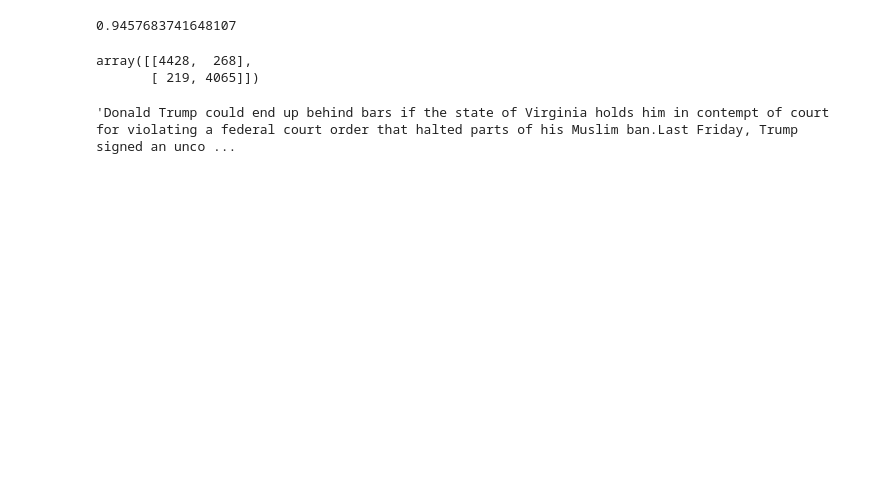
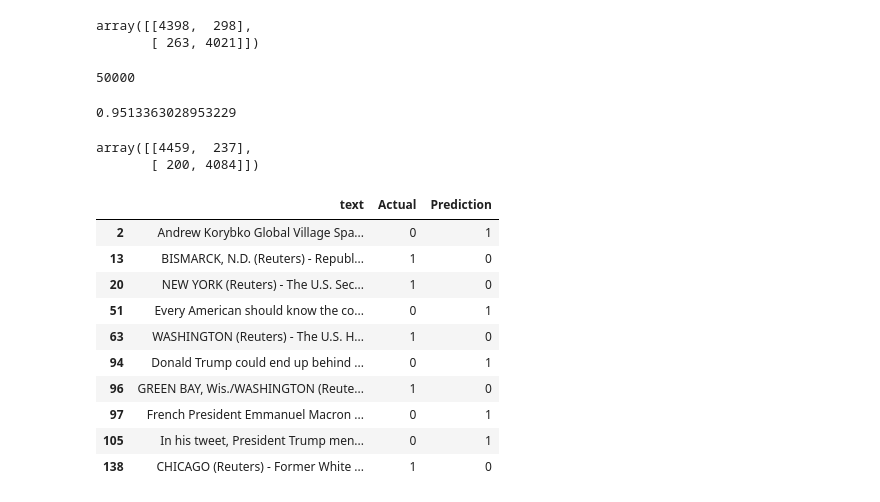
Before and after one commit to arsalanqasim/fake-news-detection-system, a Jupyter notebook: src/data_preprocessing.ipynb, the cells around one changed output. Drawn from its saved outputs; the diff is of its cells as text; code cells hidden in the pictures; blank space fills up the shorter version.

```diff
--- a/src/data_preprocessing.ipynb
+++ b/src/data_preprocessing.ipynb
@@ -19,5 +5,5 @@ df.head(10)
 # %%
-from sklearn.feature_extraction.text import CountVectorizer
+from sklearn.feature_extraction.text import CountVectorizer, TfidfVectorizer
 from sklearn.model_selection import train_test_split
 from sklearn.naive_bayes import MultinomialNB
 from sklearn.metrics import accuracy_score, confusion_matrix
@@ -27,7 +13,16 @@ y = df["target"]
 
 X_train, X_test, y_train, y_test = train_test_split(X, y, test_size=0.2, stratify=y ,random_state=42)
 
-vectorizer = CountVectorizer(stop_words="english", max_features=5000)
+vectorizer = CountVectorizer(stop_words="english", max_features=50000)
 
 X_train_vec = vectorizer.fit_transform(X_train)
 X_test_vec = vectorizer.transform(X_test)
+# %%
+tfidf_vectorizer = TfidfVectorizer(stop_words="english", max_features=50000)
+tfidf_X_train_vec = tfidf_vectorizer.fit_transform(X_train)
+tfidf_X_test_vec = tfidf_vectorizer.transform(X_test)
+# %%
+NB_tfidf = MultinomialNB()
+
+NB_tfidf.fit(tfidf_X_train_vec, y_train)
+y_pred_tfidf = NB_tfidf.predict(tfidf_X_test_vec)
@@ -34,26 +33,51 @@ X_test_vec = vectorizer.transform(X_test)
+# %%
+confusion_matrix(y_test, y_pred_tfidf)
+# %% [output]
+array([[4398,  298],
+       [ 263, 4021]])
+# %%
+len(vectorizer.vocabulary_)
+# %% [output]
+50000
 # %%
 NB = MultinomialNB()
 
 NB.fit(X_train_vec, y_train)
 y_pred = NB.predict(X_test_vec)
-
-print(accuracy_score(y_test, y_pred))
-# %% [output]
-0.9457683741648107
+# %%
+accuracy_score(y_test, y_pred)
+# %% [output]
+0.9513363028953229
 # %%
 confusion_matrix(y_test, y_pred)
 # %% [output]
-array([[4428,  268],
-       [ 219, 4065]])
+array([[4459,  237],
+       [ 200, 4084]])
 # %%
-pd.set_option('display.max_colwidth', None)
+from IPython.display import display
+
+pd.set_option('display.max_rows', 10)
 df_misclassified = pd.DataFrame({
     "text": X_test.values,
     "Actual": y_test.values,
     "Prediction": y_pred
 })
 
 df_misclassified = df_misclassified[df_misclassified["Actual"] != df_misclassified["Prediction"]]
-df_misclassified["text"].iloc[5]
+
+styled = df_misclassified.head(10).style.set_table_styles(
+    [{"selector": "tbody tr", "props": [("height", "20em")]}]
+)
+display(styled)
 # %% [output]
-'Donald Trump could end up behind bars if the state of Virginia holds him in contempt of court for violating a federal court order that halted parts of his Muslim ban.Last Friday, Trump signed an unco ...
+|  | text | Actual | Prediction |
+| 2 | Andrew Korybko Global Village Spa... | 0 | 1 |
+| 13 | BISMARCK, N.D. (Reuters) - Republ... | 1 | 0 |
+| 20 | NEW YORK (Reuters) - The U.S. Sec... | 1 | 0 |
+| 51 | Every American should know the co... | 0 | 1 |
+| 63 | WASHINGTON (Reuters) - The U.S. H... | 1 | 0 |
+| 94 | Donald Trump could end up behind ... | 0 | 1 |
+| 96 | GREEN BAY, Wis./WASHINGTON (Reute... | 1 | 0 |
+| 97 | French President Emmanuel Macron ... | 0 | 1 |
+| 105 | In his tweet, President Trump men... | 0 | 1 |
+| 138 | CHICAGO (Reuters) - Former White ... | 1 | 0 |
```
Also changed, not shown: parts of 5 cells of this notebook.
